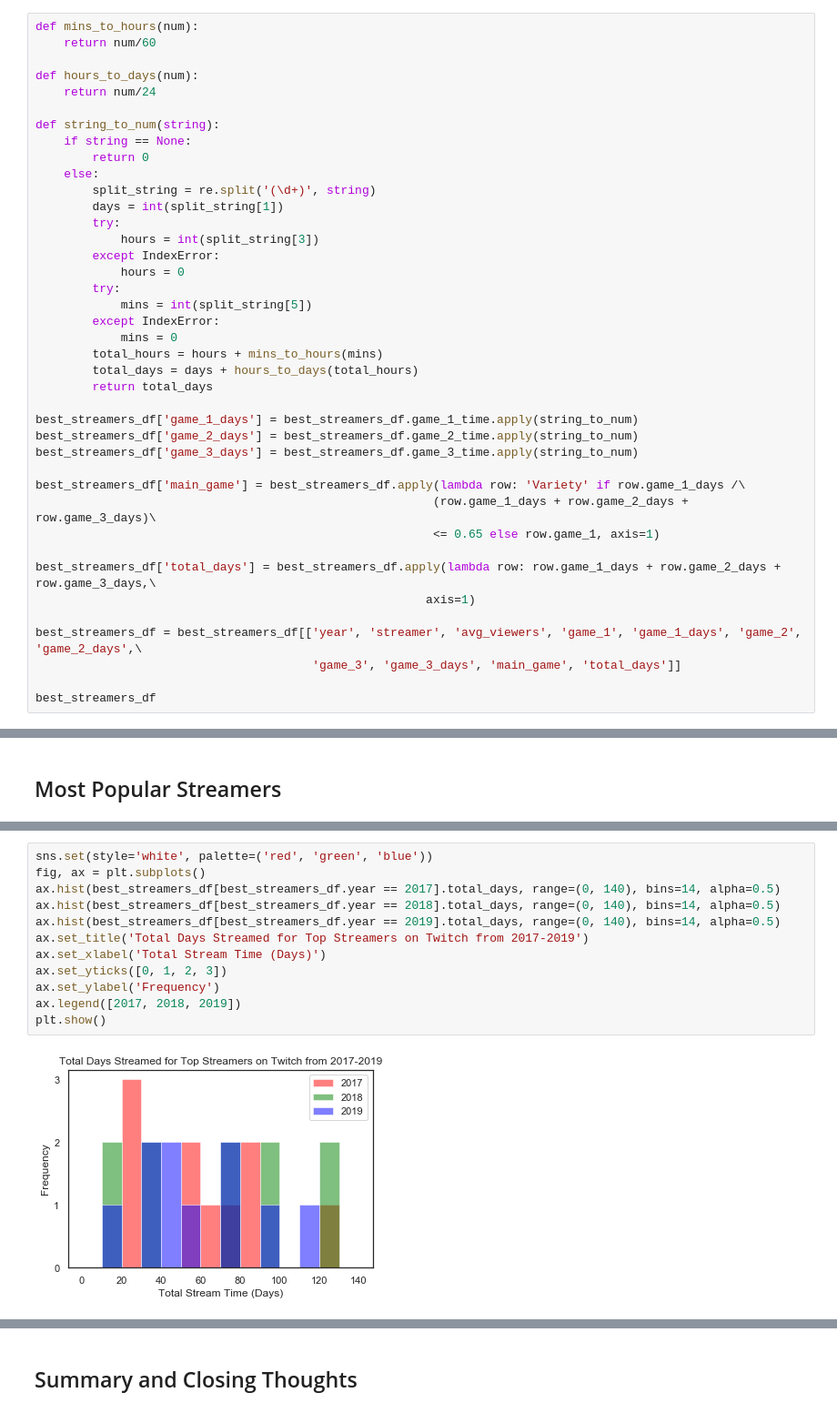
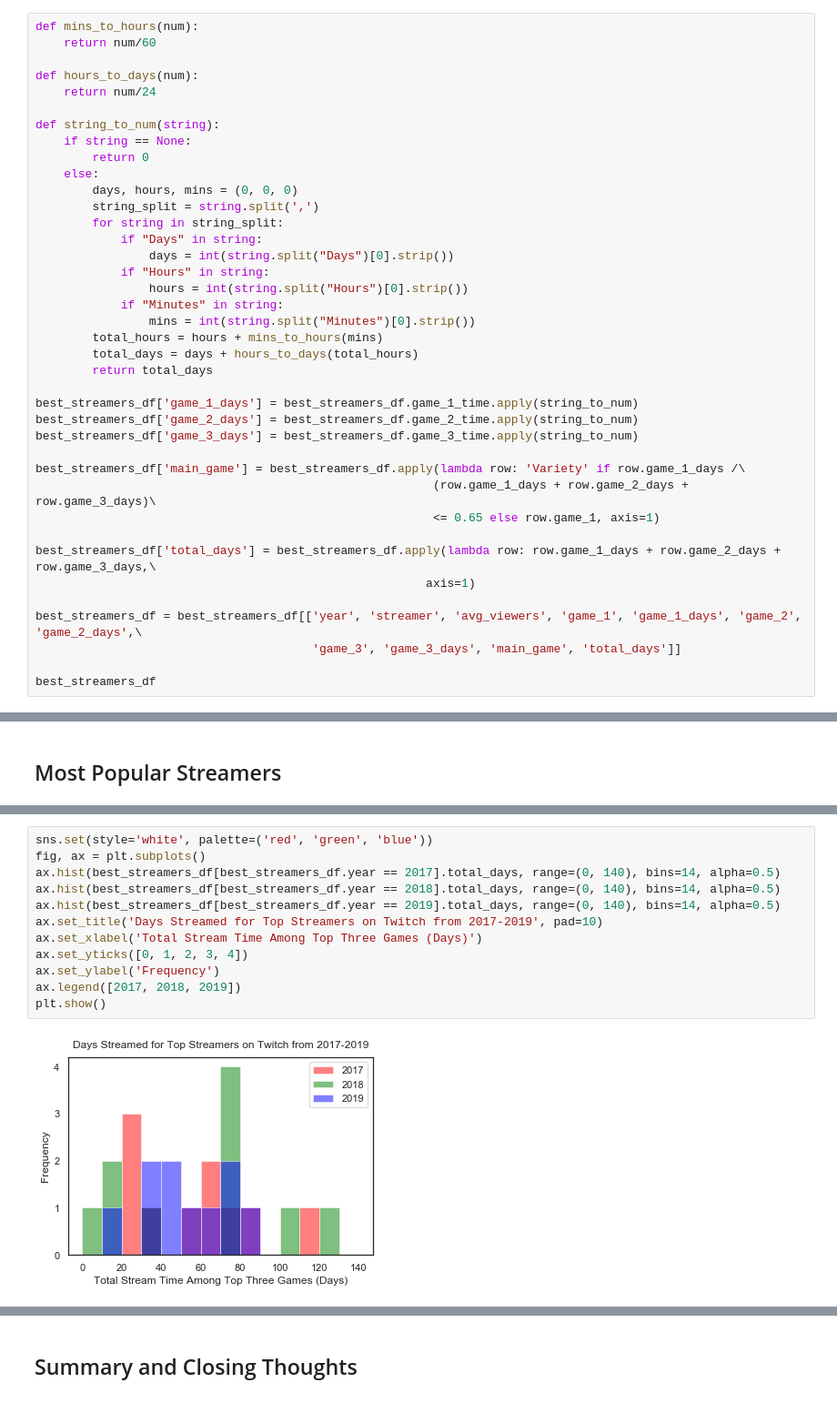
Before and after one commit to kaichang1/Twitch, a Jupyter notebook: Twitch.ipynb, the cells around one changed output, grey strips where cells are left out. Shown: that part at 91% size. Drawn from its saved outputs; the diff is of its cells as text.

```diff
--- a/Twitch.ipynb
+++ b/Twitch.ipynb
@@ -152,16 +158,15 @@ def string_to_num(string):
     if string == None:
         return 0
     else:
-        split_string = re.split('(\d+)', string)
-        days = int(split_string[1])
-        try:
-            hours = int(split_string[3])
-        except IndexError:
-            hours = 0
-        try:
-            mins = int(split_string[5])
-        except IndexError:
-            mins = 0
+        days, hours, mins = (0, 0, 0)
+        string_split = string.split(',')
+        for string in string_split:
+            if "Days" in string:
+                days = int(string.split("Days")[0].strip())
+            if "Hours" in string:
+                hours = int(string.split("Hours")[0].strip())
+            if "Minutes" in string:
+                mins = int(string.split("Minutes")[0].strip())
         total_hours = hours + mins_to_hours(mins)
         total_days = days + hours_to_days(total_hours)
         return total_days
@@ -300,14 +324,14 @@ plt.show()
 # %%
 sns.set(style='white', palette=('red', 'green', 'blue'))
 fig, ax = plt.subplots()
 ax.hist(best_streamers_df[best_streamers_df.year == 2017].total_days, range=(0, 140), bins=14, alpha=0.5)
 ax.hist(best_streamers_df[best_streamers_df.year == 2018].total_days, range=(0, 140), bins=14, alpha=0.5)
 ax.hist(best_streamers_df[best_streamers_df.year == 2019].total_days, range=(0, 140), bins=14, alpha=0.5)
-ax.set_title('Total Days Streamed for Top Streamers on Twitch from 2017-2019')
-ax.set_xlabel('Total Stream Time (Days)')
-ax.set_yticks([0, 1, 2, 3])
+ax.set_title('Days Streamed for Top Streamers on Twitch from 2017-2019', pad=10)
+ax.set_xlabel('Total Stream Time Among Top Three Games (Days)')
+ax.set_yticks([0, 1, 2, 3, 4])
 ax.set_ylabel('Frequency')
 ax.legend([2017, 2018, 2019])
 plt.show()
 # %% [output]
-[figure, old version]
+[figure, new version]
```
Also changed, not shown: parts of 29 cells of this notebook.
